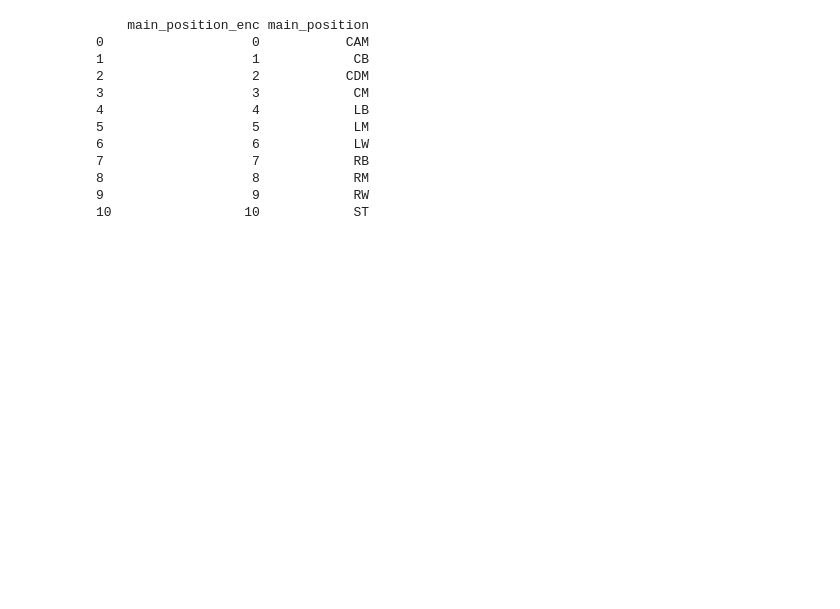
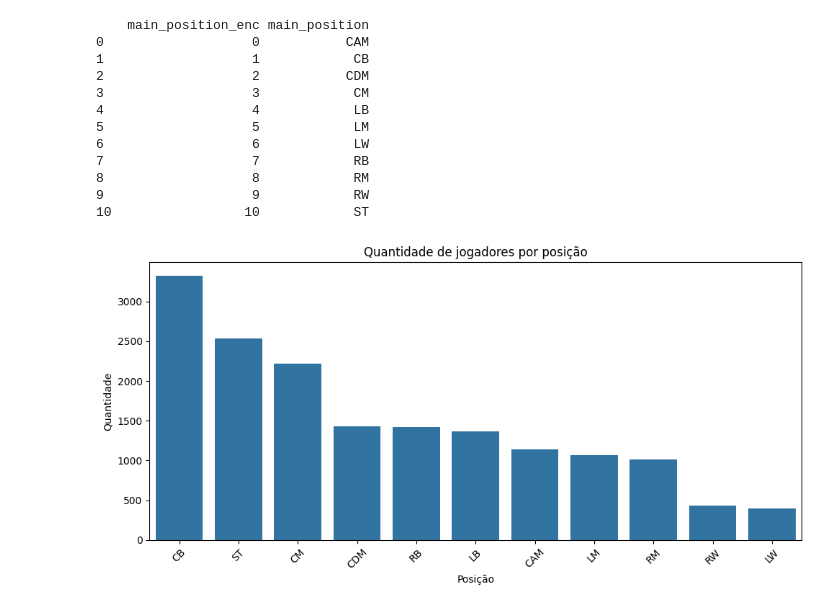
Before and after one commit to guilemos012/Previsao-Posicao-FIFA, a Jupyter notebook: Análise/EDA.ipynb, the cells around one changed output. Cells and saved outputs as stored; diff of their text form; code cells hidden in the pictures; blank space fills up the shorter version.

```diff
--- a/Análise/EDA.ipynb
+++ b/Análise/EDA.ipynb
@@ -306,3 +306,15 @@ print(mapping.reset_index(drop=True))
 8                   8            RM
 9                   9            RW
 10                 10            ST
+# %%
+plt.figure(figsize=(10,5))
+
+sns.countplot(data=df, x='main_position', order=df['main_position'].value_counts().index)
+plt.xticks(rotation=45)
+plt.title("Quantidade de jogadores por posição")
+plt.xlabel("Posição")
+plt.ylabel("Quantidade")
+plt.tight_layout()
+plt.show()
+# %% [output]
+[figure, added]
```
Also changed, not shown: 5 other files.
